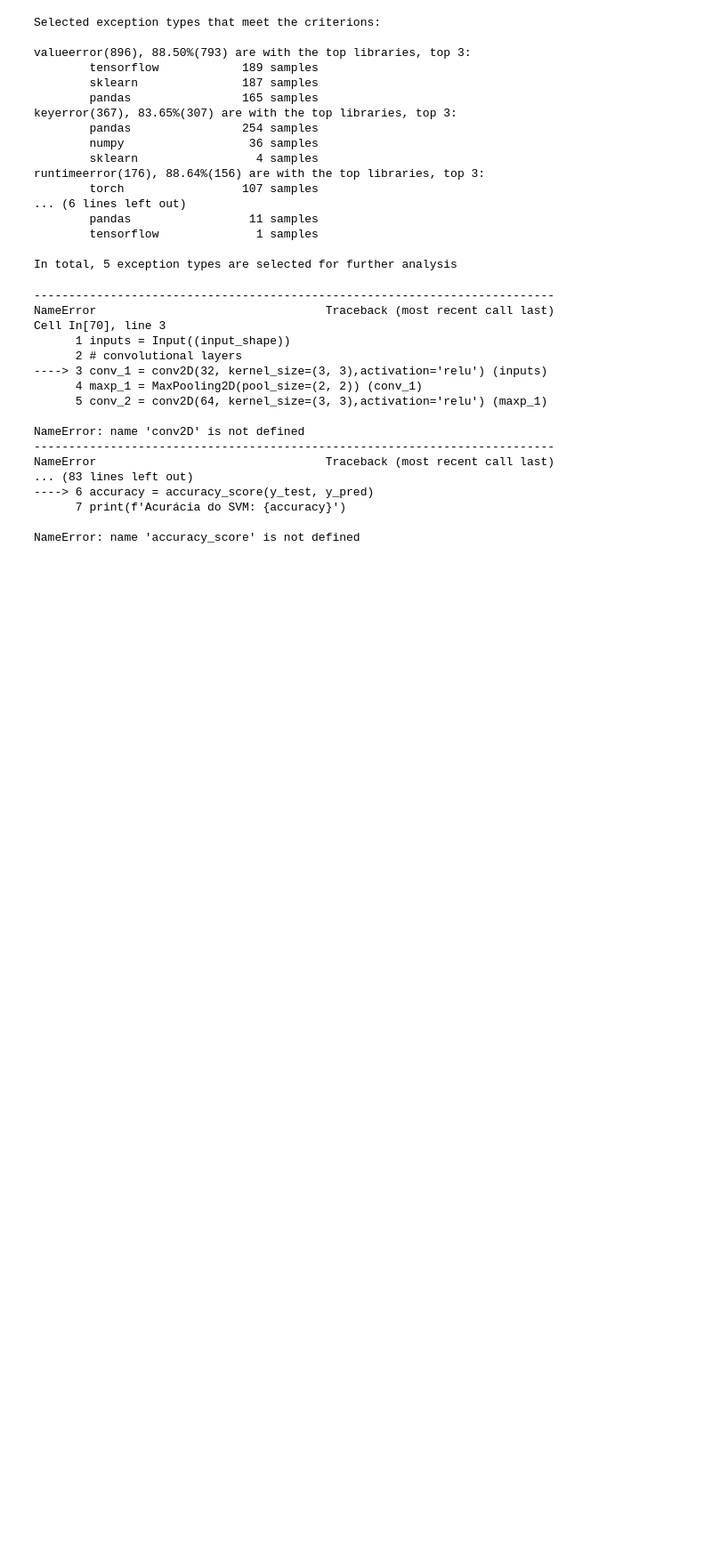
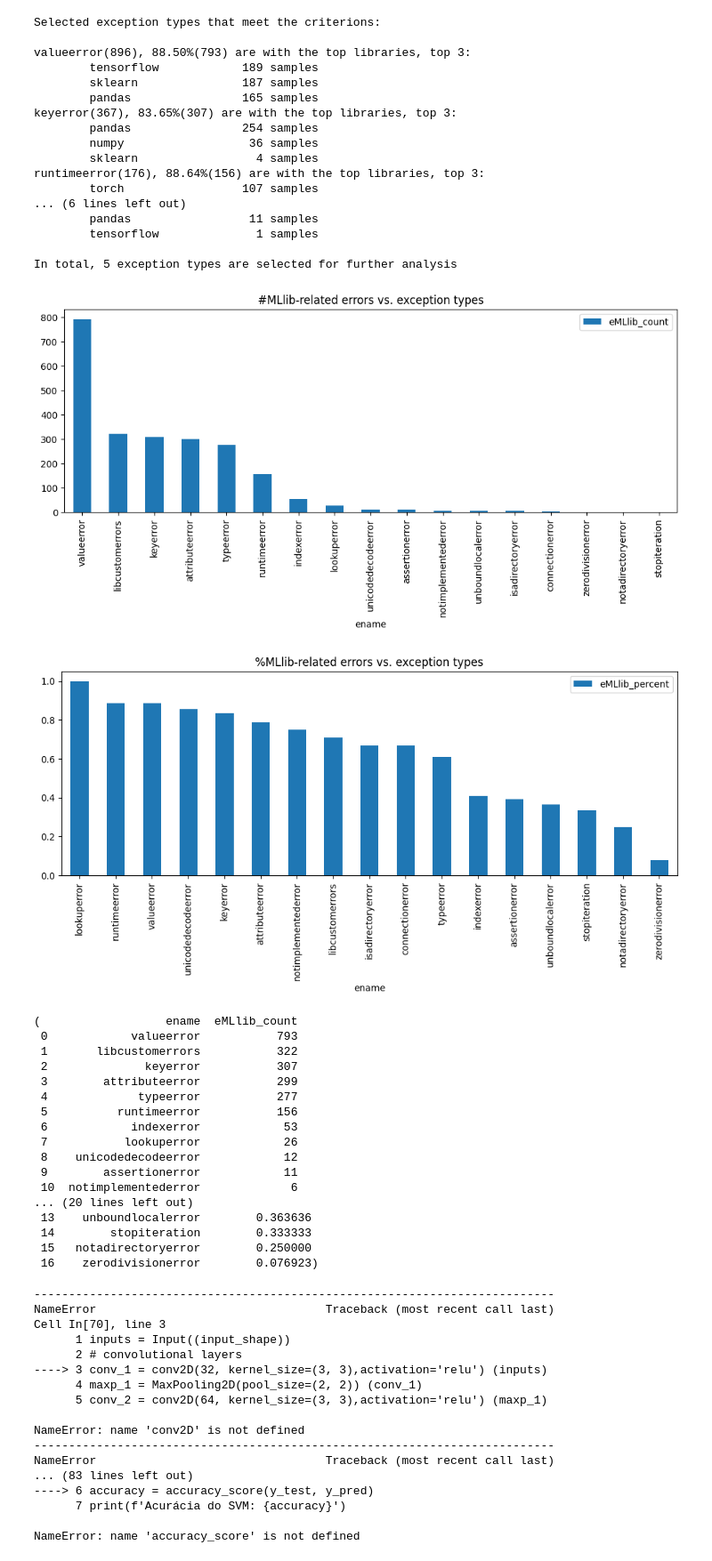
Before and after one commit to PELAB-LiU/jupyter_nbs_empirical, a Jupyter notebook: notebook_error_analysis-libs.ipynb, the cells around one changed output. Shown at 89% size. Saved outputs shown, nothing was run; the diff lists cells and outputs as text; code cells hidden in the pictures; blank space fills up the shorter version.

```diff
--- a/notebook_error_analysis-libs.ipynb
+++ b/notebook_error_analysis-libs.ipynb
@@ -428,6 +465,28 @@ runtimeerror(176), 88.64%(156) are with the top libraries, top 3:
         tensorflow              1 samples
 
 In total, 5 exception types are selected for further analysis
+# %%
+util.visulize_exps_MLlibs(df_err)
+# %% [output]
+[figure, added]
+[figure, added]
+(                  ename  eMLlib_count
+ 0            valueerror           793
+ 1       libcustomerrors           322
+ 2              keyerror           307
+ 3        attributeerror           299
+ 4             typeerror           277
+ 5          runtimeerror           156
+ 6            indexerror            53
+ 7           lookuperror            26
+ 8    unicodedecodeerror            12
+ 9        assertionerror            11
+ 10  notimplementederror             6
+... (20 lines left out)
+ 13    unboundlocalerror        0.363636
+ 14        stopiteration        0.333333
+ 15   notadirectoryerror        0.250000
+ 16    zerodivisionerror        0.076923)
 # %%
 import util
 
```
Also changed, not shown: parts of 11 cells of this notebook, 2 other files.
